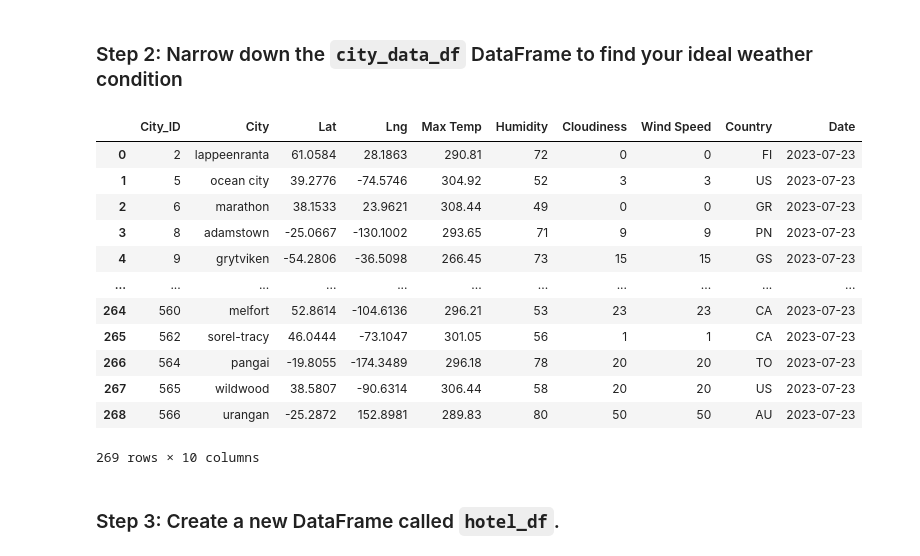
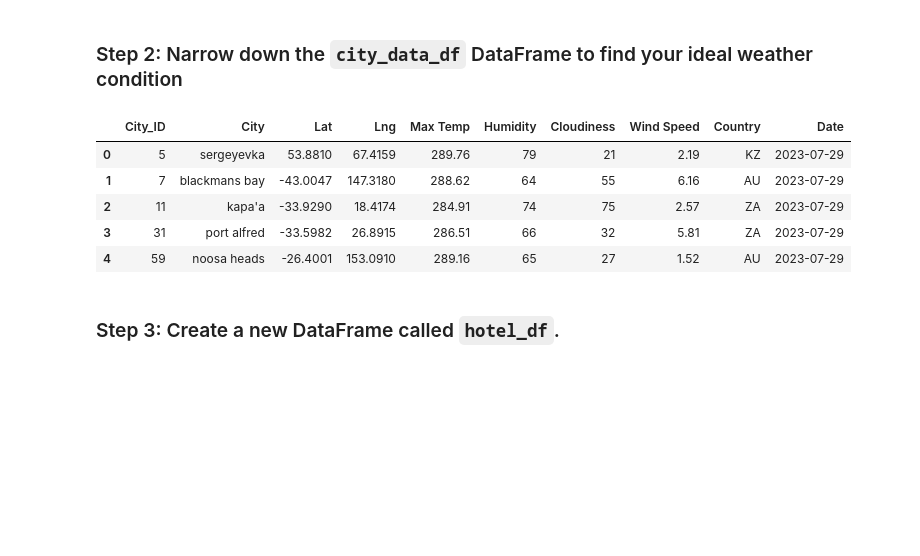
Before and after one commit to nmizzell/python_api_challenge, a Jupyter notebook: VacationPy.ipynb, the cells around one changed output. Saved outputs shown, nothing was run; the diff lists cells and outputs as text; code cells hidden in the pictures; blank space fills up the shorter version.

```diff
--- a/VacationPy.ipynb
+++ b/VacationPy.ipynb
@@ -51,25 +48,23 @@ city_data_df.hvplot.points('Lng'
 # %%
 # Narrow down cities that fit criteria and drop any results with null values
 ideal_df = city_data_df.dropna()
-ideal_df = ideal_df.loc[(ideal_df['Humidity'] >= 40) & (ideal_df['Humidity'] <= 80)]
+ideal_df = ideal_df.loc[(ideal_df['Humidity'] >= 40)
+                        & (ideal_df['Humidity'] <= 80)
+                        & (ideal_df['Cloudiness'] <= 80)
+                        & (ideal_df['Wind Speed'] <= 10)
+                        & (ideal_df['Max Temp'] <= 290)]
+
 # ideal_df = ideal_df.loc[ideal_df['Country'] == 'IT']
 ideal_df = ideal_df.reset_index(drop=True)
 
-ideal_df
+ideal_df.head()
 # %% [output]
 |  | City_ID | City | Lat | Lng | Max Temp | Humidity | Cloudiness | Wind Speed | Country | Date |
-| 0 | 2 | lappeenranta | 61.0584 | 28.1863 | 290.81 | 72 | 0 | 0 | FI | 2023-07-23 |
-| 1 | 5 | ocean city | 39.2776 | -74.5746 | 304.92 | 52 | 3 | 3 | US | 2023-07-23 |
-| 2 | 6 | marathon | 38.1533 | 23.9621 | 308.44 | 49 | 0 | 0 | GR | 2023-07-23 |
-| 3 | 8 | adamstown | -25.0667 | -130.1002 | 293.65 | 71 | 9 | 9 | PN | 2023-07-23 |
-| 4 | 9 | grytviken | -54.2806 | -36.5098 | 266.45 | 73 | 15 | 15 | GS | 2023-07-23 |
-| ... | ... | ... | ... | ... | ... | ... | ... | ... | ... | ... |
-| 264 | 560 | melfort | 52.8614 | -104.6136 | 296.21 | 53 | 23 | 23 | CA | 2023-07-23 |
-| 265 | 562 | sorel-tracy | 46.0444 | -73.1047 | 301.05 | 56 | 1 | 1 | CA | 2023-07-23 |
-| 266 | 564 | pangai | -19.8055 | -174.3489 | 296.18 | 78 | 20 | 20 | TO | 2023-07-23 |
-| 267 | 565 | wildwood | 38.5807 | -90.6314 | 306.44 | 58 | 20 | 20 | US | 2023-07-23 |
-| 268 | 566 | urangan | -25.2872 | 152.8981 | 289.83 | 80 | 50 | 50 | AU | 2023-07-23 |
+| 0 | 5 | sergeyevka | 53.8810 | 67.4159 | 289.76 | 79 | 21 | 2.19 | KZ | 2023-07-29 |
+| 1 | 7 | blackmans bay | -43.0047 | 147.3180 | 288.62 | 64 | 55 | 6.16 | AU | 2023-07-29 |
+| 2 | 11 | kapa'a | -33.9290 | 18.4174 | 284.91 | 74 | 75 | 2.57 | ZA | 2023-07-29 |
+| 3 | 31 | port alfred | -33.5982 | 26.8915 | 286.51 | 66 | 32 | 5.81 | ZA | 2023-07-29 |
+| 4 | 59 | noosa heads | -26.4001 | 153.0910 | 289.16 | 65 | 27 | 1.52 | AU | 2023-07-29 |
-269 rows × 10 columns
 # %% [markdown]
 ### Step 3: Create a new DataFrame called `hotel_df`.
 # %%
```
Also changed, not shown: parts of 8 cells of this notebook, 6 other files.
